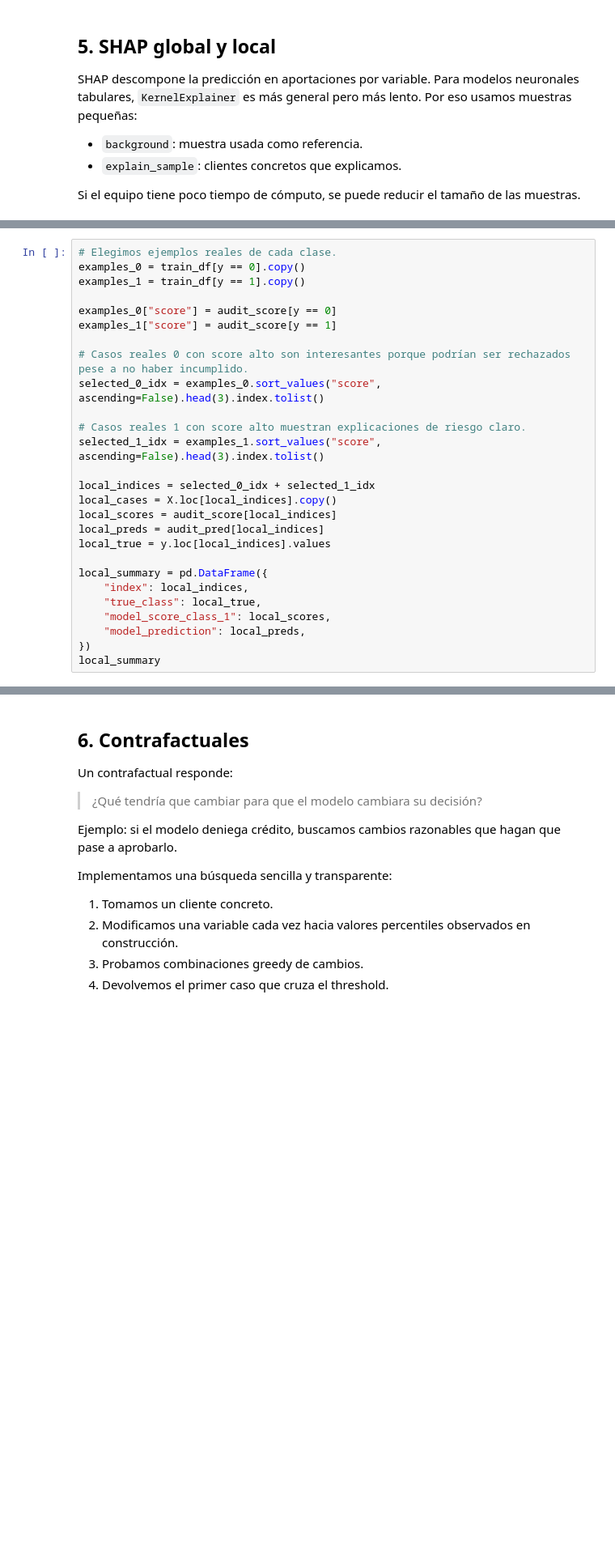
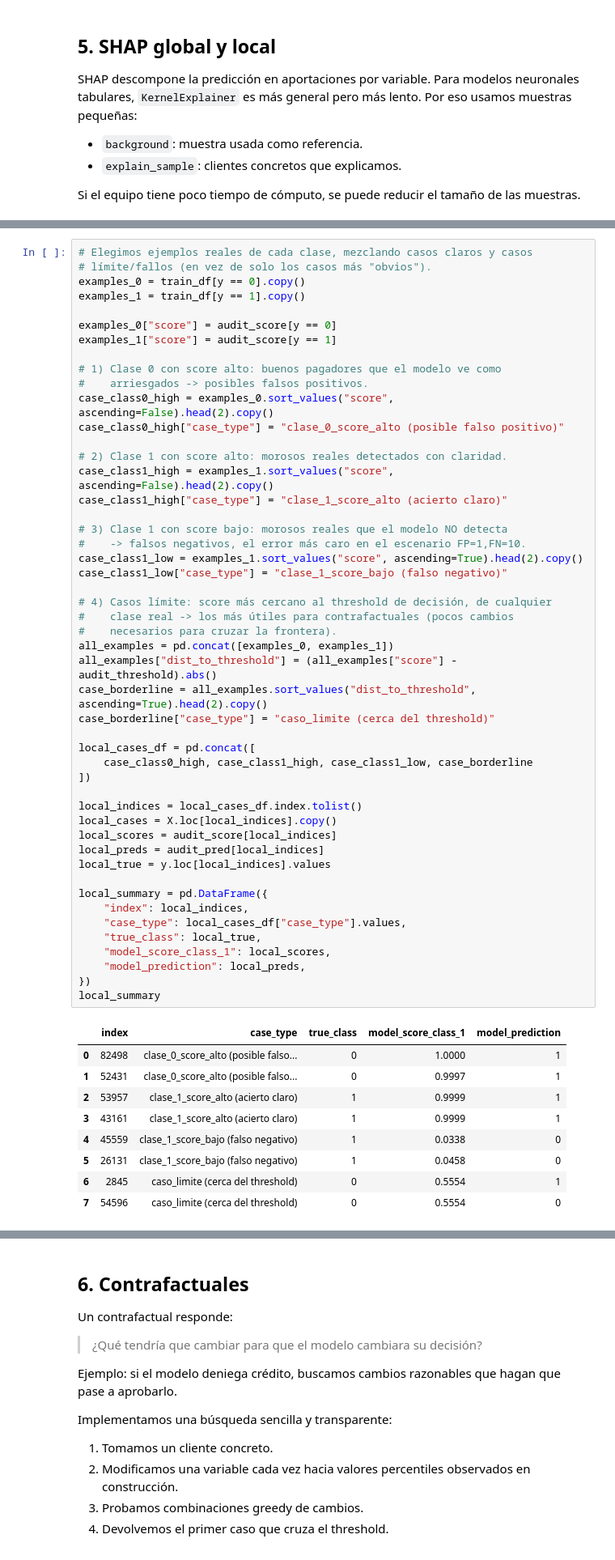
Before and after one commit to mirdbg/Credit_XAI, a Jupyter notebook: 03_XAI_Auditoria.ipynb, the cells around one changed output, grey strips where cells are left out. Shown at 81% size. Saved outputs shown, nothing was run; the diff lists cells and outputs as text; blank space fills up the shorter version.

```diff
--- a/03_XAI_Auditoria.ipynb
+++ b/03_XAI_Auditoria.ipynb
@@ -417,30 +572,62 @@ Esto sirve para responder a preguntas del tipo:
 # %%
-# Elegimos ejemplos reales de cada clase.
+# Elegimos ejemplos reales de cada clase, mezclando casos claros y casos
+# límite/fallos (en vez de solo los casos más "obvios").
 examples_0 = train_df[y == 0].copy()
 examples_1 = train_df[y == 1].copy()
 
 examples_0["score"] = audit_score[y == 0]
 examples_1["score"] = audit_score[y == 1]
 
-# Casos reales 0 con score alto son interesantes porque podrían ser rechazados pese a no haber incumplido.
-selected_0_idx = examples_0.sort_values("score", ascending=False).head(3).index.tolist()
+# 1) Clase 0 con score alto: buenos pagadores que el modelo ve como
+#    arriesgados -> posibles falsos positivos.
+case_class0_high = examples_0.sort_values("score", ascending=False).head(2).copy()
+case_class0_high["case_type"] = "clase_0_score_alto (posible falso positivo)"
 
-# Casos reales 1 con score alto muestran explicaciones de riesgo claro.
-selected_1_idx = examples_1.sort_values("score", ascending=False).head(3).index.tolist()
+# 2) Clase 1 con score alto: morosos reales detectados con claridad.
+case_class1_high = examples_1.sort_values("score", ascending=False).head(2).copy()
+case_class1_high["case_type"] = "clase_1_score_alto (acierto claro)"
 
-local_indices = selected_0_idx + selected_1_idx
+# 3) Clase 1 con score bajo: morosos reales que el modelo NO detecta
+#    -> falsos negativos, el error más caro en el escenario FP=1,FN=10.
+case_class1_low = examples_1.sort_values("score", ascending=True).head(2).copy()
+case_class1_low["case_type"] = "clase_1_score_bajo (falso negativo)"
+
+# 4) Casos límite: score más cercano al threshold de decisión, de cualquier
+#    clase real -> los más útiles para contrafactuales (pocos cambios
+#    necesarios para cruzar la frontera).
+all_examples = pd.concat([examples_0, examples_1])
+all_examples["dist_to_threshold"] = (all_examples["score"] - audit_threshold).abs()
+case_borderline = all_examples.sort_values("dist_to_threshold", ascending=True).head(2).copy()
+case_borderline["case_type"] = "caso_limite (cerca del threshold)"
+
+local_cases_df = pd.concat([
+    case_class0_high, case_class1_high, case_class1_low, case_borderline
+])
+
+local_indices = local_cases_df.index.tolist()
 local_cases = X.loc[local_indices].copy()
 local_scores = audit_score[local_indices]
 local_preds = audit_pred[local_indices]
 local_true = y.loc[local_indices].values
 
 local_summary = pd.DataFrame({
     "index": local_indices,
+    "case_type": local_cases_df["case_type"].values,
     "true_class": local_true,
     "model_score_class_1": local_scores,
     "model_prediction": local_preds,
 })
 local_summary
+# %% [output]
+|  | index | case_type | true_class | model_score_class_1 | model_prediction |
+| 0 | 82498 | clase_0_score_alto (posible falso... | 0 | 1.0000 | 1 |
+| 1 | 52431 | clase_0_score_alto (posible falso... | 0 | 0.9997 | 1 |
+| 2 | 53957 | clase_1_score_alto (acierto claro) | 1 | 0.9999 | 1 |
+| 3 | 43161 | clase_1_score_alto (acierto claro) | 1 | 0.9999 | 1 |
+| 4 | 45559 | clase_1_score_bajo (falso negativo) | 1 | 0.0338 | 0 |
+| 5 | 26131 | clase_1_score_bajo (falso negativo) | 1 | 0.0458 | 0 |
+| 6 | 2845 | caso_limite (cerca del threshold) | 0 | 0.5554 | 1 |
+| 7 | 54596 | caso_limite (cerca del threshold) | 0 | 0.5554 | 0 |
 # %%
 if SHAP_AVAILABLE:
     local_shap_values = explainer.shap_values(local_cases, nsamples=200)
```
Also changed, not shown: parts of 25 cells of this notebook.
